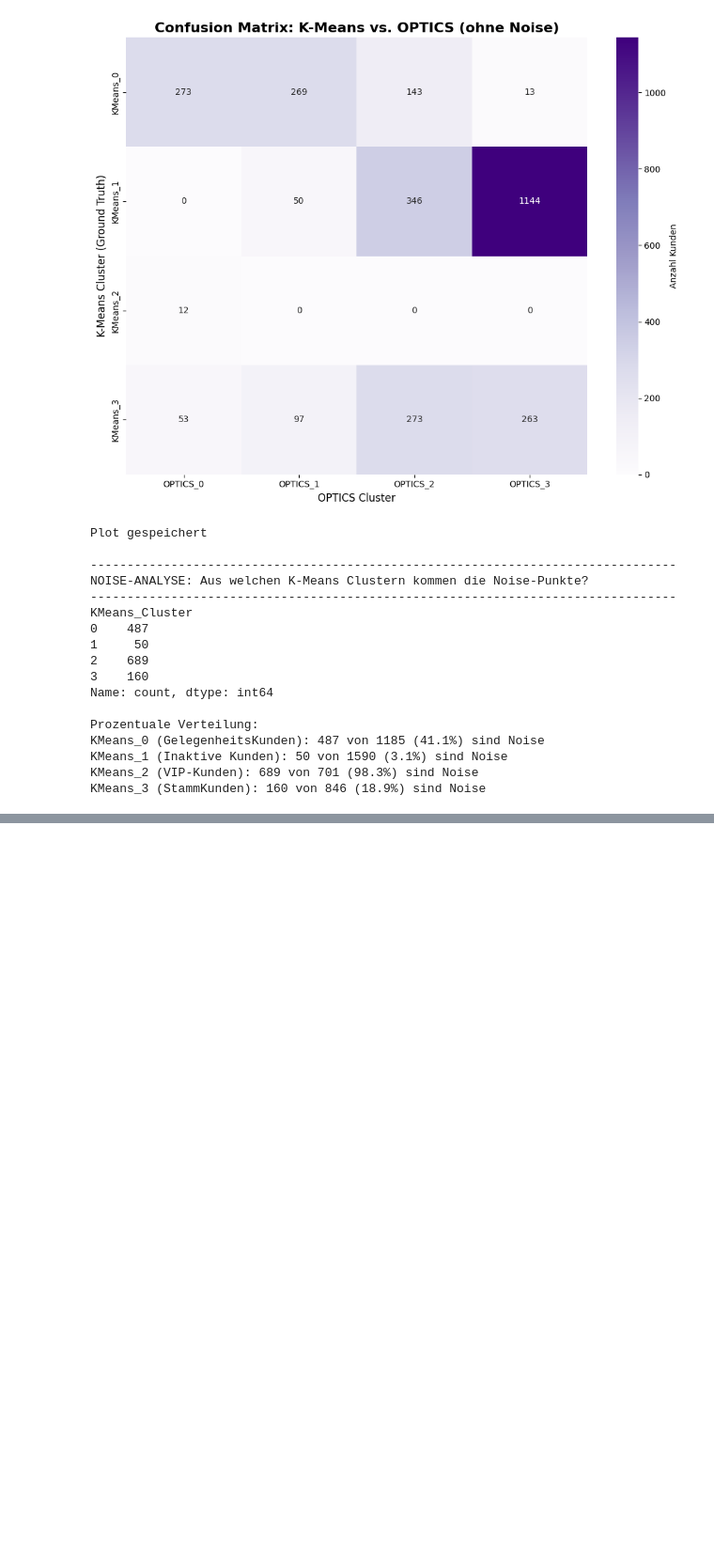
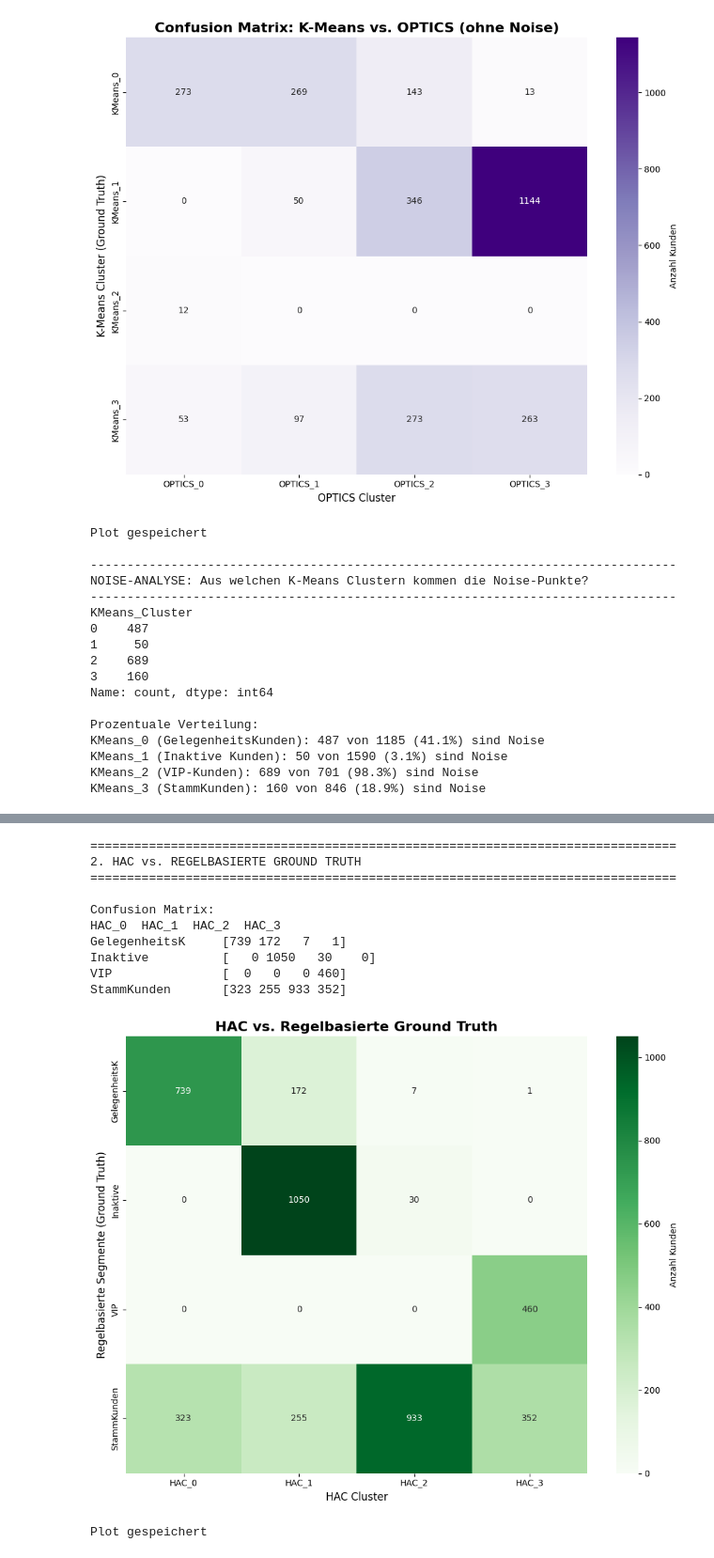
Before and after one commit to Zulkerr/kundensegmentierung-erst, a Jupyter notebook: notebooks/trainieren_und_test_daten.ipynb, the cells around one changed output, grey strips where cells are left out. Shown at 94% size. Drawn from its saved outputs; the diff is of its cells as text; code cells hidden in the pictures; blank space fills up the shorter version.

```diff
--- a/notebooks/trainieren_und_test_daten.ipynb
+++ b/notebooks/trainieren_und_test_daten.ipynb
@@ -1344,0 +1648,48 @@ KMeans_3 (StammKunden): 160 von 846 (18.9%) sind Noise
+# %%
+# 2. HAC vs. REGELBASIERT
+
+print("\n" + "="*80)
+print("2. HAC vs. REGELBASIERTE GROUND TRUTH")
+print("="*80)
+
+conf_matrix_hac_rule = confusion_matrix(
+    rfm['RuleBased_Cluster'],
+    rfm['HAC_Cluster']
+)
+
+print("\nConfusion Matrix:")
+print("HAC_0  HAC_1  HAC_2  HAC_3")
+for i, name in enumerate(rule_names):
+    print(f"{name:15s}   {conf_matrix_hac_rule[i]}")
+
+plt.figure(figsize=(10, 8))
+sns.heatmap(
+    conf_matrix_hac_rule,
+    annot=True,
+    fmt='d',
+    cmap='Greens',
+    xticklabels=[f'HAC_{i}' for i in range(4)],
+    yticklabels=rule_names,
+    cbar_kws={'label': 'Anzahl Kunden'}
+)
+plt.title('HAC vs. Regelbasierte Ground Truth', fontsize=16, fontweight='bold')
+plt.xlabel('HAC Cluster', fontsize=12)
+plt.ylabel('Regelbasierte Segmente (Ground Truth)', fontsize=12)
+plt.tight_layout()
+plt.savefig('../results/reports1/confusion_matrix_rule_vs_hac.png', dpi=300, bbox_inches='tight')
+plt.show()
+
+print("\nPlot gespeichert")
+# %% [output]
+================================================================================
+2. HAC vs. REGELBASIERTE GROUND TRUTH
+================================================================================
+
+Confusion Matrix:
+HAC_0  HAC_1  HAC_2  HAC_3
+GelegenheitsK     [739 172   7   1]
+Inaktive          [   0 1050   30    0]
+VIP               [  0   0   0 460]
+StammKunden       [323 255 933 352]
+[figure, added]
+Plot gespeichert
```
Also changed, not shown: parts of 9 cells of this notebook, 39 other files.
